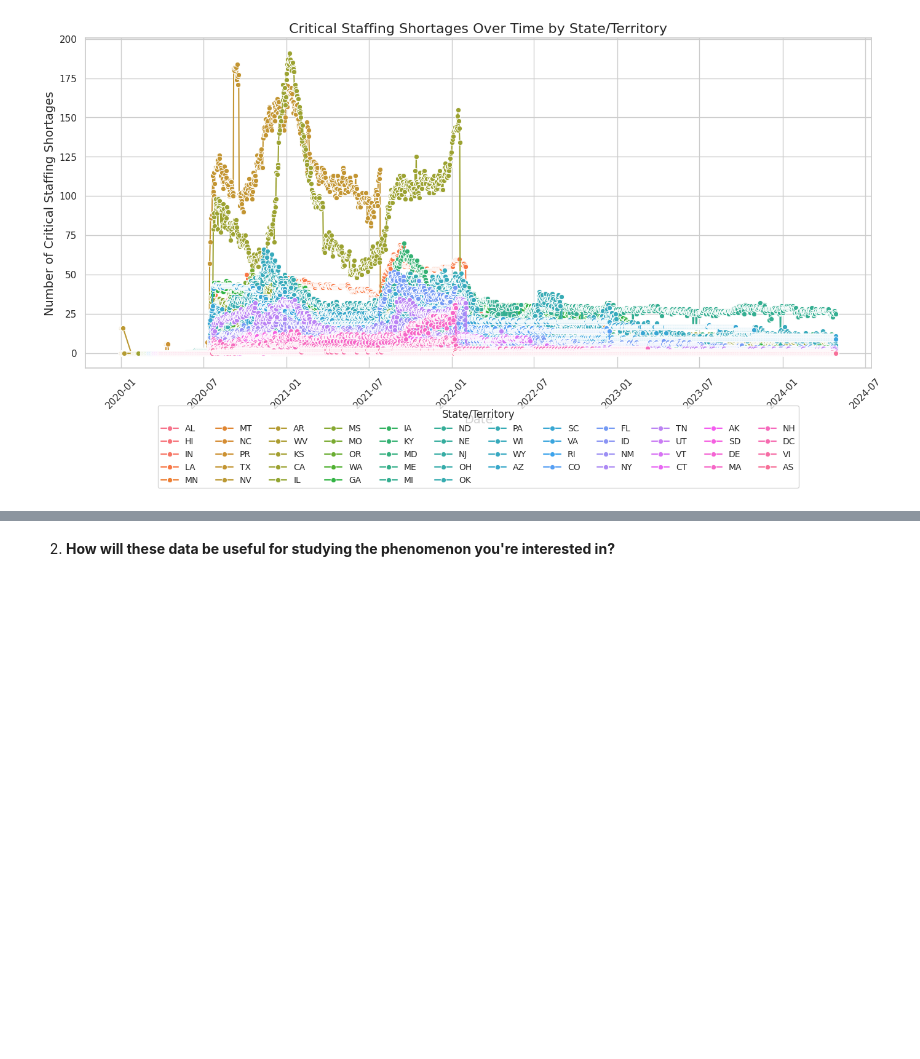
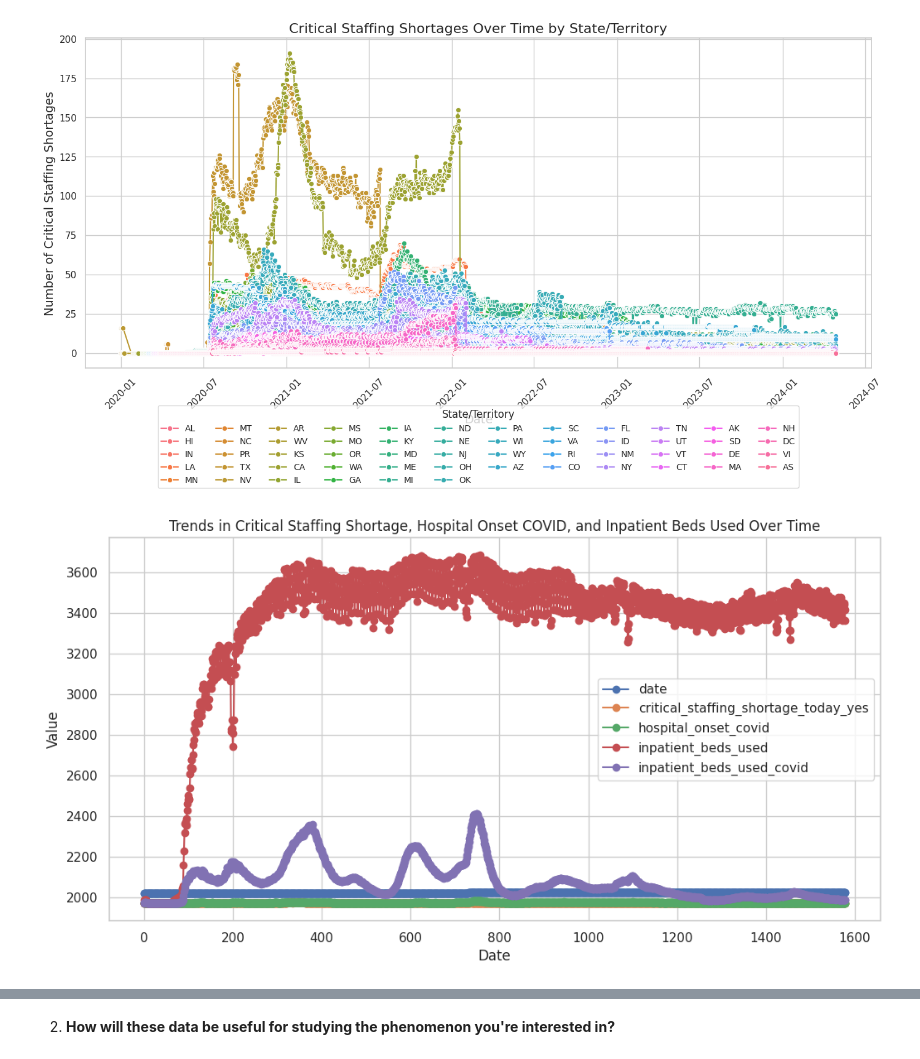
Before and after one commit to hasitanalluri/mlgroupproject, a Jupyter notebook: ML_Project_Part_1.ipynb, the cells around one changed output, grey strips where cells are left out. Drawn from its saved outputs; the diff is of its cells as text; code cells hidden in the pictures; blank space fills up the shorter version.

Commit message:
new visualization, updated question 3

```diff
--- a/ML_Project_Part_1.ipynb
+++ b/ML_Project_Part_1.ipynb
@@ -103,3 +103,24 @@ plt.tight_layout()
 plt.show()
 # %% [output]
 [figure]
+# %%
+# See if there is a relationship between hospital staff shortages, COVID-19 onset, and inpatient beds used (COVID-19-specific and generally) over time
+# Did not group by state, just want to see if there are any general trends
+overall_criticalstaffshortage = df.groupby(['date'])['critical_staffing_shortage_today_yes'].sum().reset_index()
+overall_hospitalonsetcovid = df.groupby(['date'])['hospital_onset_covid'].sum().reset_index()
+overall_inpatientbedsused = df.groupby(['date'])['inpatient_beds_used'].sum().reset_index()
+overall_inpatientbedsusedcovid = df.groupby(['date'])['inpatient_beds_used_covid'].sum().reset_index()
+
+# Combine overall_criticalstaff shortage, overall_hospitalonsetcovid, overall_inpatientbedsused, overall_inpatientbedsusedcovid into one merged df
+merged_df = pd.merge(overall_criticalstaffshortage, overall_hospitalonsetcovid, on='date', how='outer')
+merged_df = pd.merge(merged_df, overall_inpatientbedsused, on='date', how='outer')
+merged_df = pd.merge(merged_df, overall_inpatientbedsusedcovid, on='date', how='outer')
+
+# sns.set(style="whitegrid")
+merged_df.plot(kind='line', marker='o', figsize=(12, 6))
+plt.title('Trends in Critical Staffing Shortage, Hospital Onset COVID, and Inpatient Beds Used Over Time')
+plt.xlabel('Date')
+plt.ylabel('Value')
+plt.show()
+# %% [output]
+[figure, added]
```
Also changed, not shown: parts of 4 cells of this notebook.
